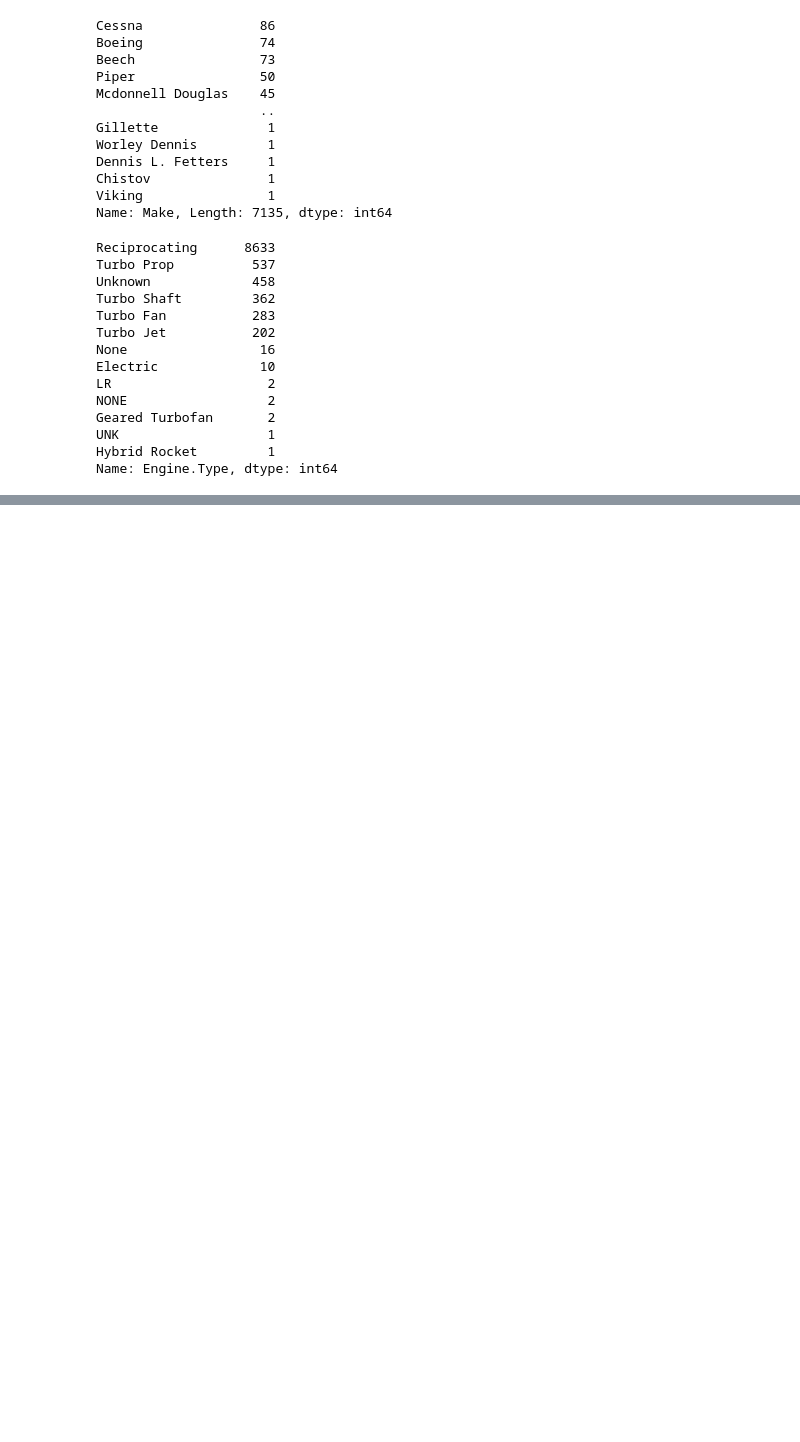
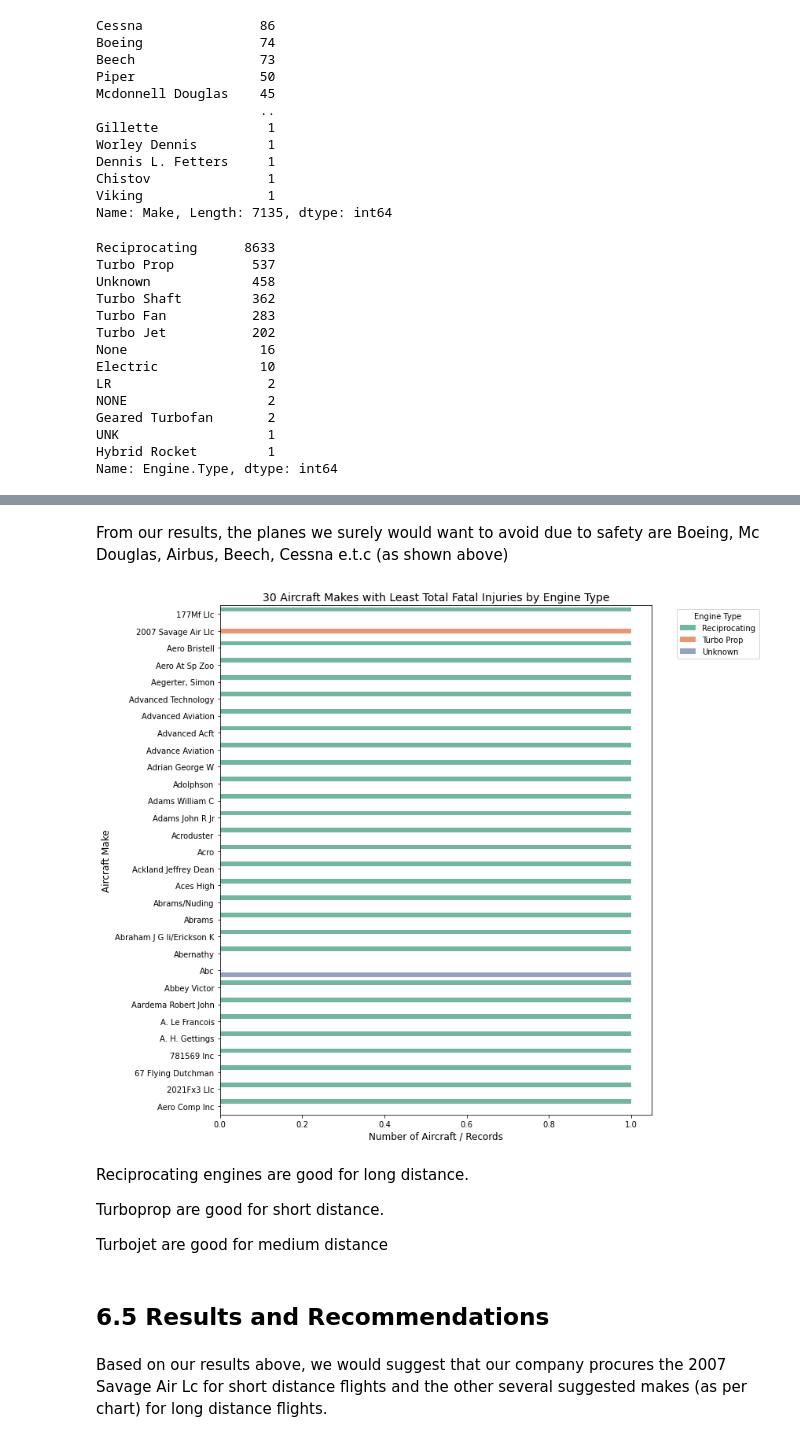
Before and after one commit to Dortts/Moringa-Project-1, a Jupyter notebook: NOTEBOOK.ipynb, the cells around one changed output, grey strips where cells are left out. Saved outputs shown, nothing was run; the diff lists cells and outputs as text; code cells hidden in the pictures; blank space fills up the shorter version.

Commit message:
Results and Recommendations

```diff
--- a/NOTEBOOK.ipynb
+++ b/NOTEBOOK.ipynb
@@ -224,0 +323,65 @@ Name: Engine.Type, dtype: int64
+# %% [markdown]
+From our results, the planes we surely would want to avoid due to safety are Boeing, Mc Douglas, Airbus, Beech, Cessna e.t.c (as shown above)
+# %%
+import seaborn as sns
+import matplotlib.pyplot as plt
+
+# --- Clean text columns ---
+aviation_data['Make'] = aviation_data['Make'].fillna('').str.strip().str.title()
+aviation_data['Engine.Type'] = aviation_data['Engine.Type'].fillna('').str.strip().str.title()
+
+# Remove empty Make values
+aviation_data = aviation_data[aviation_data['Make'] != '']
+
+# --- Aggregate total fatal injuries by Make ---
+fatal_by_make = (
+    aviation_data.groupby('Make', as_index=False)['Total.Fatal.Injuries'].sum()
+)
+
+# --- Select 30 makes with the least total fatal injuries ---
+least_fatal_30 = fatal_by_make.nsmallest(30, 'Total.Fatal.Injuries')['Make']
+
+# --- Filter original data for these 30 makes ---
+filtered_data = aviation_data[aviation_data['Make'].isin(least_fatal_30)]
+
+# Remove empty engine types
+filtered_data = filtered_data[filtered_data['Engine.Type'] != '']
+
+# --- Group by Make and Engine.Type for plotting ---
+make_engine_counts = (
+    filtered_data.groupby(['Make', 'Engine.Type'])
+    .size()
+    .reset_index(name='Count')
+)
+
+# Sort for cleaner plotting
+make_engine_counts = make_engine_counts.sort_values(by='Count', ascending=False)
+
+# --- Plot ---
+plt.figure(figsize=(12, 10))
+sns.barplot(
+    data=make_engine_counts,
+    x='Count',
+    y='Make',
+    hue='Engine.Type',
+    palette='Set2'
+)
+
+plt.title('30 Aircraft Makes with Least Total Fatal Injuries by Engine Type', fontsize=14)
+plt.xlabel('Number of Aircraft / Records', fontsize=12)
+plt.ylabel('Aircraft Make', fontsize=12)
+plt.legend(title='Engine Type', bbox_to_anchor=(1.05, 1), loc='upper left')
+plt.tight_layout()
+plt.show()
+# %% [output]
+[figure, added]
+# %% [markdown]
+Reciprocating engines are good for long distance.
+
+Turboprop are good for short distance.
+
+Turbojet are good for medium distance
+# %% [markdown]
+## 6.5 Results and Recommendations
+# %% [markdown]
+Based on our results above, we would suggest that our company procures the 2007 Savage Air Lc for short distance flights and the other several suggested makes (as per chart) for long distance flights.
```
Also changed, not shown: parts of 6 cells of this notebook.
